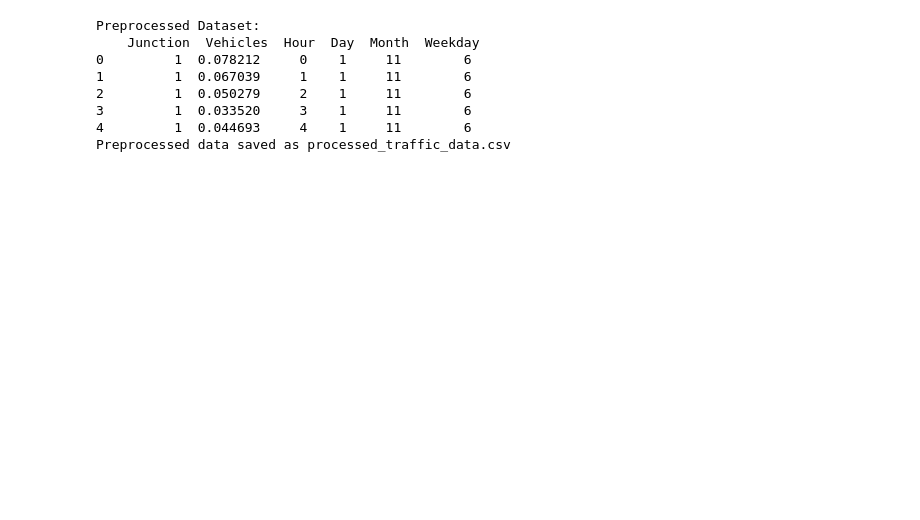
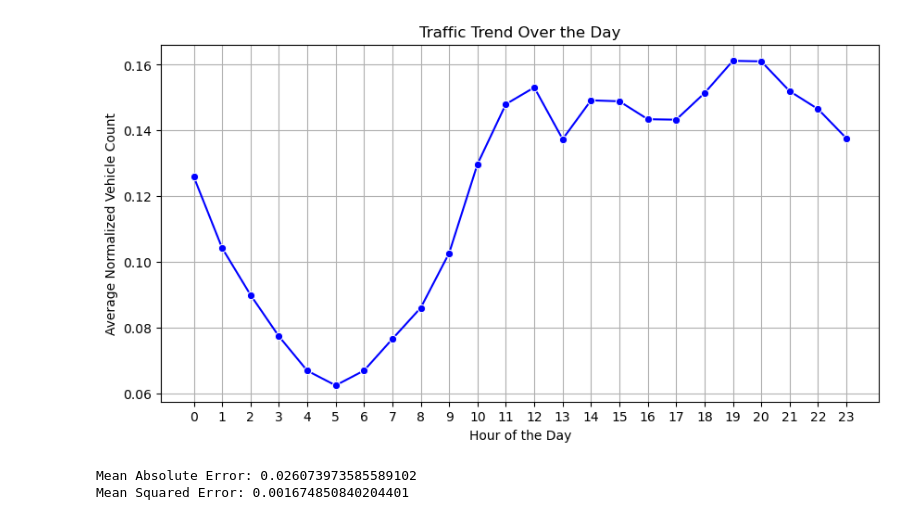
Before and after one commit to BCosmus/Traffic-Optimization, a Jupyter notebook: Traffic Optimization.ipynb, the cells around one changed output. Drawn from its saved outputs; the diff is of its cells as text; code cells hidden in the pictures; blank space fills up the shorter version.

```diff
--- a/Traffic Optimization.ipynb
+++ b/Traffic Optimization.ipynb
@@ -68,39 +26,0 @@ Number of Unique Junctions: 4
-# %%
-# Convert DateTime column to datetime format
-df["DateTime"] = pd.to_datetime(df["DateTime"])
-
-# Handle missing values (drop rows with NaN values)
-df.dropna(inplace=True)
-
-# Drop unnecessary columns
-if "ID" in df.columns:
-    df.drop(columns=["ID"], inplace=True)  # Removing unique identifier if present
-
-# Extract time-based features
-df["Hour"] = df["DateTime"].dt.hour
-df["Day"] = df["DateTime"].dt.day
-df["Month"] = df["DateTime"].dt.month
-df["Weekday"] = df["DateTime"].dt.weekday  # 0=Monday, 6=Sunday
-
-# Normalize numerical features (Vehicles count)
-scaler = MinMaxScaler()
-df["Vehicles"] = scaler.fit_transform(df[["Vehicles"]])
-
-# Drop original DateTime column after feature extraction
-df.drop(columns=["DateTime"], inplace=True)
-
-# Display processed dataset
-print("Preprocessed Dataset:\n", df.head())
-
-# Save the cleaned dataset for model training
-df.to_csv("processed_traffic_data.csv", index=False)
-print("Preprocessed data saved as processed_traffic_data.csv")
-# %% [output]
-Preprocessed Dataset:
-    Junction  Vehicles  Hour  Day  Month  Weekday
-0         1  0.078212     0    1     11        6
-1         1  0.067039     1    1     11        6
-2         1  0.050279     2    1     11        6
-3         1  0.033520     3    1     11        6
-4         1  0.044693     4    1     11        6
-Preprocessed data saved as processed_traffic_data.csv
@@ -106,0 +38,14 @@ Preprocessed data saved as processed_traffic_data.csv
+# %%
+# Aggregate data by hour
+hourly_traffic = df.groupby("Hour")["Vehicles"].mean()
+
+plt.figure(figsize=(10, 5))
+sns.lineplot(x=hourly_traffic.index, y=hourly_traffic.values, marker='o', linestyle='-', color='b')
+plt.xlabel("Hour of the Day")
+plt.ylabel("Average Normalized Vehicle Count")
+plt.title("Traffic Trend Over the Day")
+plt.xticks(range(0, 24))
+plt.grid(True)
+plt.show()
+# %% [output]
+[figure, added]
@@ -106,0 +59,19 @@ Preprocessed data saved as processed_traffic_data.csv
+# %%
+# Initialize model
+model = RandomForestRegressor(n_estimators=100, random_state=42)
+
+# Train model
+model.fit(X_train, y_train)
+
+# Predictions
+y_pred = model.predict(X_test)
+
+# Evaluate performance
+mae = mean_absolute_error(y_test, y_pred)
+mse = mean_squared_error(y_test, y_pred)
+
+print(f"Mean Absolute Error: {mae}")
+print(f"Mean Squared Error: {mse}")
+# %% [output]
+Mean Absolute Error: 0.026073973585589102
+Mean Squared Error: 0.001674850840204401
```
Also changed, not shown: parts of 10 cells of this notebook.
